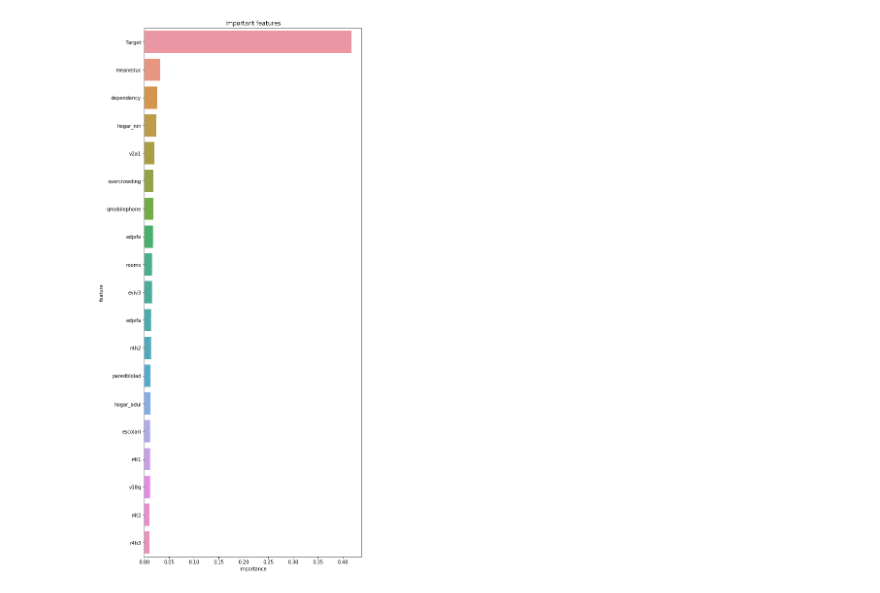
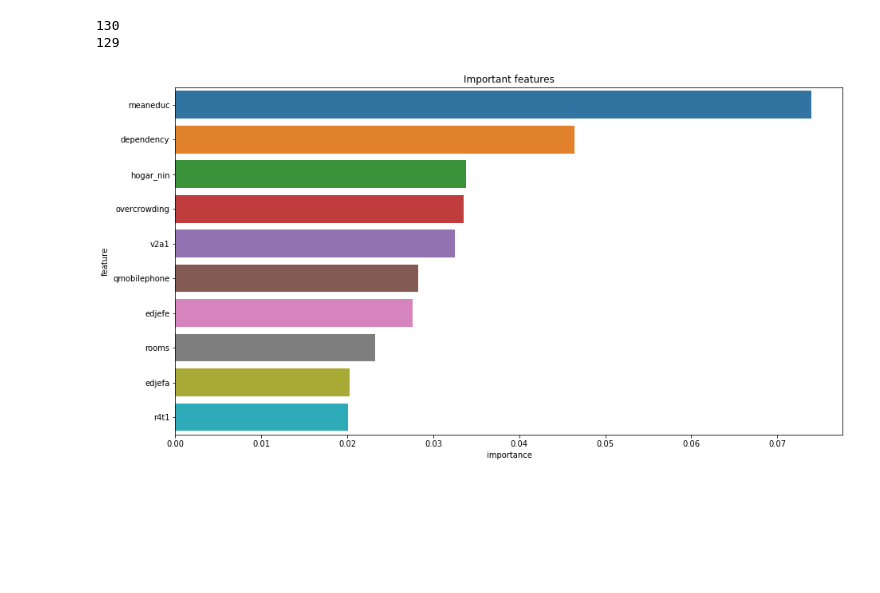
Before and after one commit to ChiranthJ/ModelBehaviour, a Jupyter notebook: Analysis.ipynb, the cells around one changed output. Saved outputs shown, nothing was run; the diff lists cells and outputs as text; code cells hidden in the pictures; blank space fills up the shorter version.

```diff
--- a/Analysis.ipynb
+++ b/Analysis.ipynb
@@ -21,2 +24,3 @@ from sklearn.preprocessing import StandardScaler
 # %%
-processeddata=pd.read_csv(r'C:\\Users\\diyas\\Desktop\\SEM5\\Data_Analytics\\Project\\preprocessed_wosq.csv', index_col='Id')
+processeddata=pd.read_csv(r'C:\\Users\\rames\\OneDrive\\Desktop\\namma\\DA_proj\\preprocessed_wosq.csv', index_col='Id')
+processeddata
@@ -28,8 +55,14 @@ col1=list(processeddata.columns)
 #finding columns with object as datatypes and removing them for classification
 data_notnum = list(a.select_dtypes(exclude=[np.number]).columns)
 col1=list(filter(lambda a: a not in data_notnum , col1))
+print(len(col1))
+col1=list(set(col1)-set(['Target']))
+print(len(col1))
 X_sq = processeddata[col1] # features for dataset which includes squared parameters
 y_sq = processeddata.Target #target
+# %% [output]
+130
+129
 # %%
 #For selecting the most appopriate columns for our model we will perform two operations.
 
@@ -44,12 +77,13 @@ name = np.array(X_sq.columns.values.tolist())
 df_imp = pd.DataFrame({'feature':name, 'importance':imp})
 df_imp = df_imp.sort_values(by='importance', ascending=False)
 # %%
-plt.figure(figsize=(8,20))
-sns.barplot(df_imp.loc[(df_imp['importance'] > 0.01),'importance'], y = df_imp.loc[(df_imp['importance'] > 0.01),'feature'])
+plt.figure(figsize=(15,8))
+
+sns.barplot(df_imp.loc[(df_imp['importance'] > 0.02),'importance'], y = df_imp.loc[(df_imp['importance'] > 0.02),'feature'])
 plt.title('Important features')
 plt.show()
 # %% [output]
-[figure, old version]
+[figure, new version]
 # %%
 important_cols = df_imp['feature']
 x_ = X_sq[important_cols]
```
Also changed, not shown: parts of 4 cells of this notebook.
